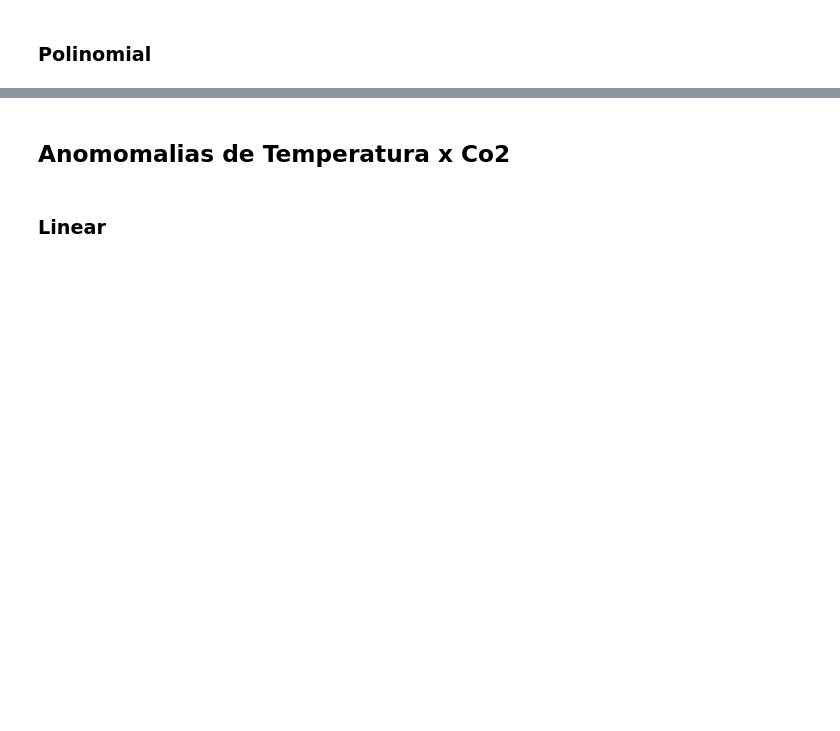
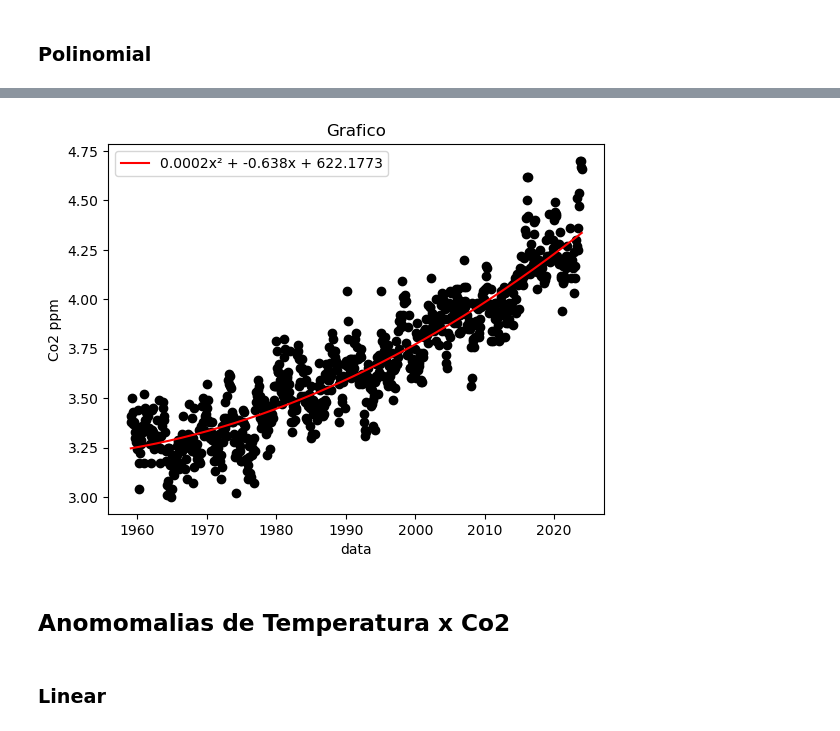
Before and after one commit to Joaof14/Clima_MMQ, a Jupyter notebook: MMQ_statsModel.ipynb, the cells around one changed output, grey strips where cells are left out. Drawn from its saved outputs; the diff is of its cells as text; code cells hidden in the pictures; blank space fills up the shorter version.

```diff
--- a/MMQ_statsModel.ipynb
+++ b/MMQ_statsModel.ipynb
@@ -267,3 +363,9 @@ print(res.summary())
+# %%
+#Equação e Gráfico
+equacaolabel = f'{round(res.params[2],4)}x² + {round(res.params[1],4)}x + {round(res.params[0],4)}'
+plotgrafico('data', 'Co2 ppm', equacaolabel, res.fittedvalues )
+# %% [output]
+[figure, added]
 # %% [markdown]
 ## Anomomalias de Temperatura x Co2
 # %%
```
Also changed, not shown: parts of 23 cells of this notebook.
